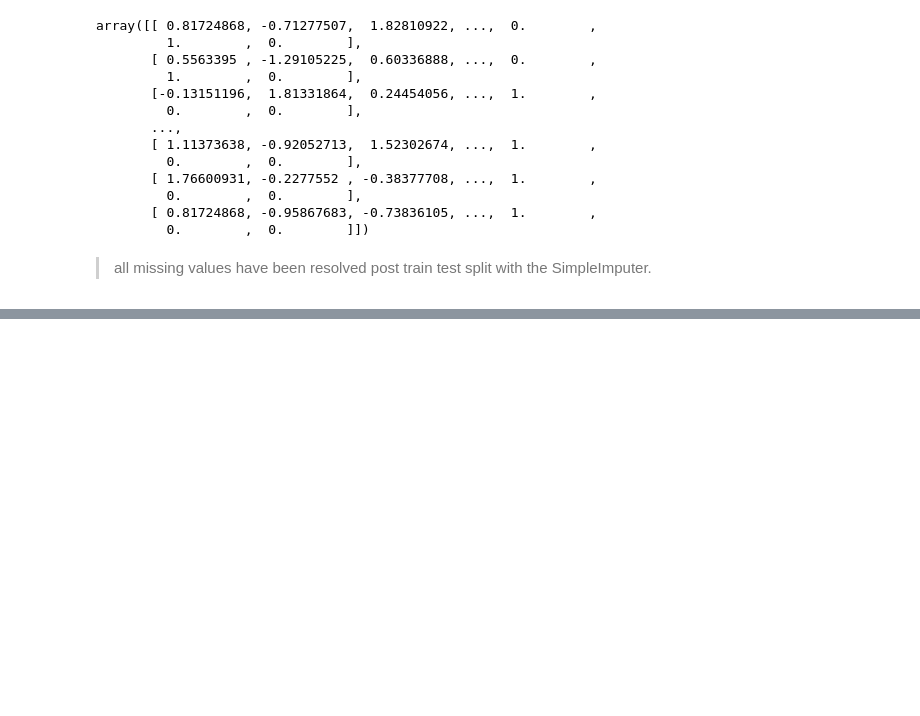
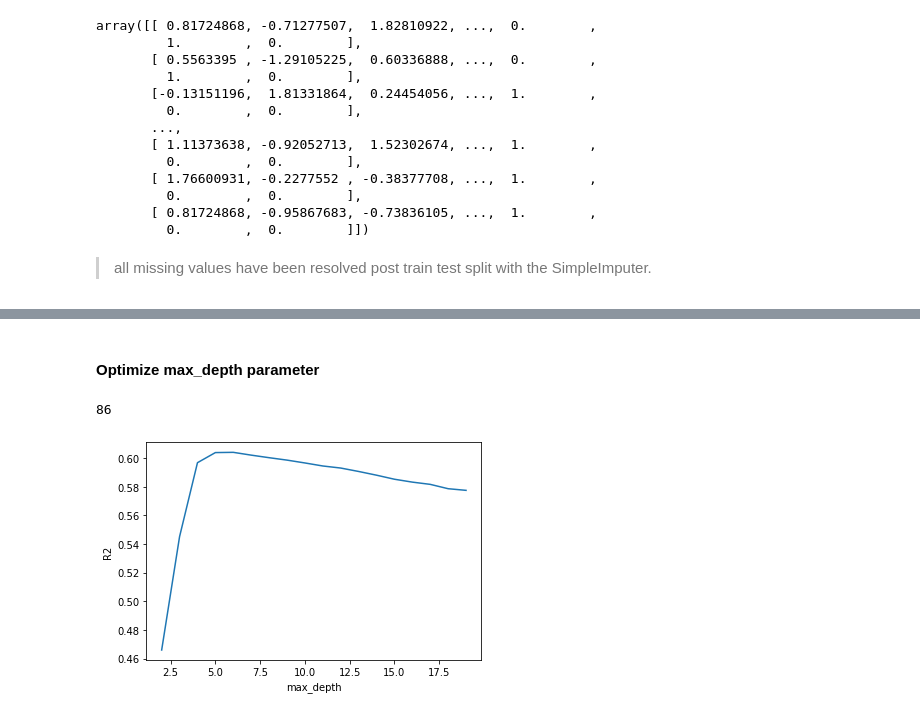
Before and after one commit to dcreeder89/Coding-Dojo-Project_1, a Jupyter notebook: 1_Reeder_Food_Sales_Predictions.ipynb, the cells around one changed output, grey strips where cells are left out. Drawn from its saved outputs; the diff is of its cells as text; code cells hidden in the pictures; blank space fills up the shorter version.

```diff
--- a/1_Reeder_Food_Sales_Predictions.ipynb
+++ b/1_Reeder_Food_Sales_Predictions.ipynb
@@ -843,0 +1098,9 @@ array([[ 0.81724868, -0.71277507,  1.82810922, ...,  0.        ,
+# %%
+# instantiate random forest regressor
+rf = RandomForestRegressor(random_state=42)
+# %%
+# create pipeline with preprocessor and rf
+rf_pipe = make_pipeline(preprocessor, rf)
+# %%
+# fit rf pipe to training data
+rf_pipe.fit(X_train, y_train)
@@ -843,0 +1145,29 @@ array([[ 0.81724868, -0.71277507,  1.82810922, ...,  0.        ,
+# %% [markdown]
+#### Optimize max_depth parameter
+# %%
+# check depth of model
+est_depths = [estimator.get_depth() for estimator in rf.estimators_]
+max(est_depths)
+# %% [output]
+86
+# %%
+# list values to try for max_depth
+depths = range(2, 20)
+
+# dataframe to store score for each value of max_depth
+rf_depth_scores = pd.DataFrame(index=depths, columns=['Train Score', 'Test Score'])
+
+# inumerate through depths to find best max_depth
+for depth in depths:
+  rf = RandomForestRegressor(max_depth = depth, random_state=42)
+  rf_pipe = make_pipeline(preprocessor, rf)
+  rf_pipe.fit(X_train, y_train)
+  rf_depth_scores.loc[depth, 'Train Score'] = rf_pipe.score(X_train, y_train)
+  rf_depth_scores.loc[depth, 'Test Score'] = rf_pipe.score(X_test, y_test)
+# %%
+# visualize which max_depth leads to highest test score
+plt.plot(depths, rf_depth_scores['Test Score']);
+plt.ylabel('R2');
+plt.xlabel('max_depth');
+# %% [output]
+[figure, added]
```
Also changed, not shown: parts of 60 cells of this notebook.
